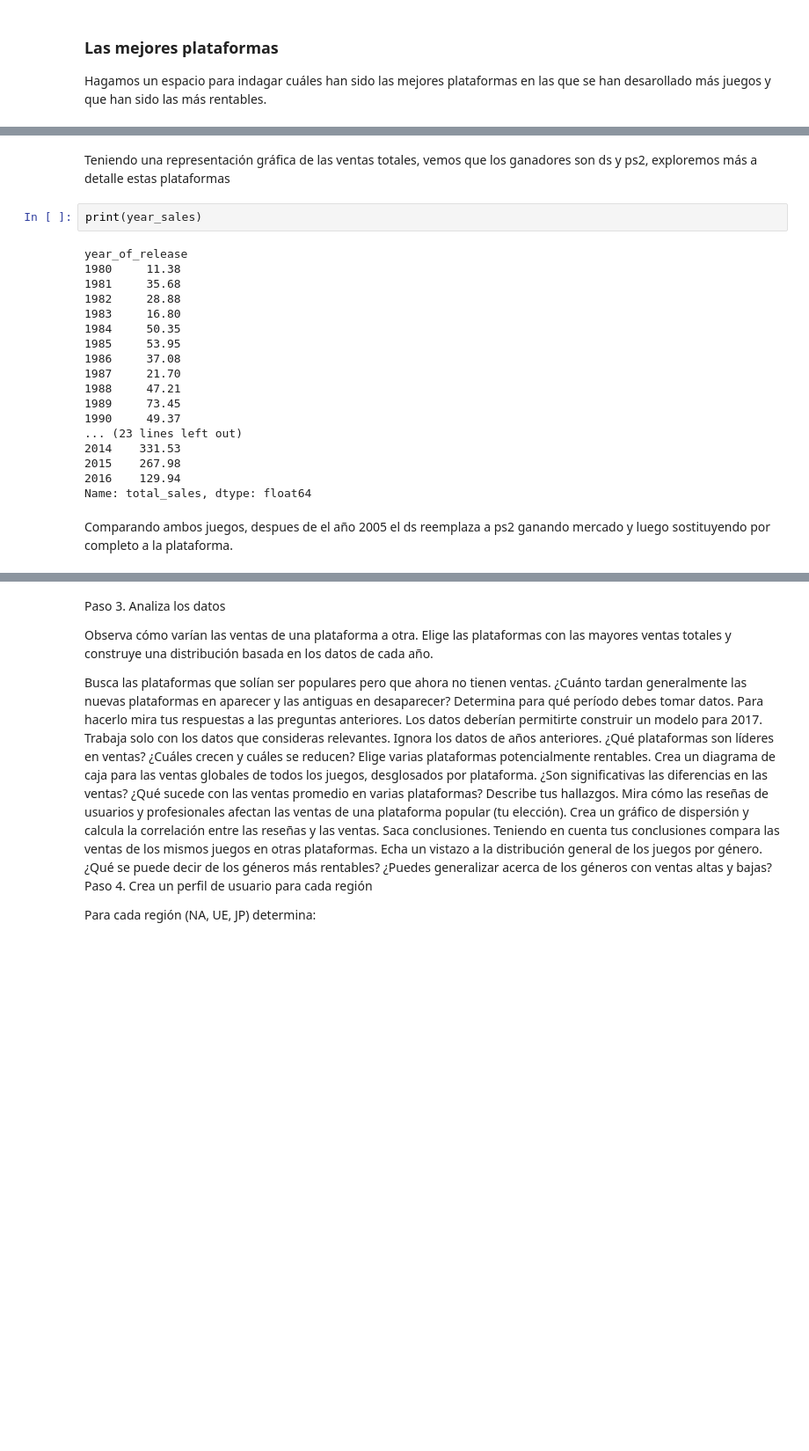
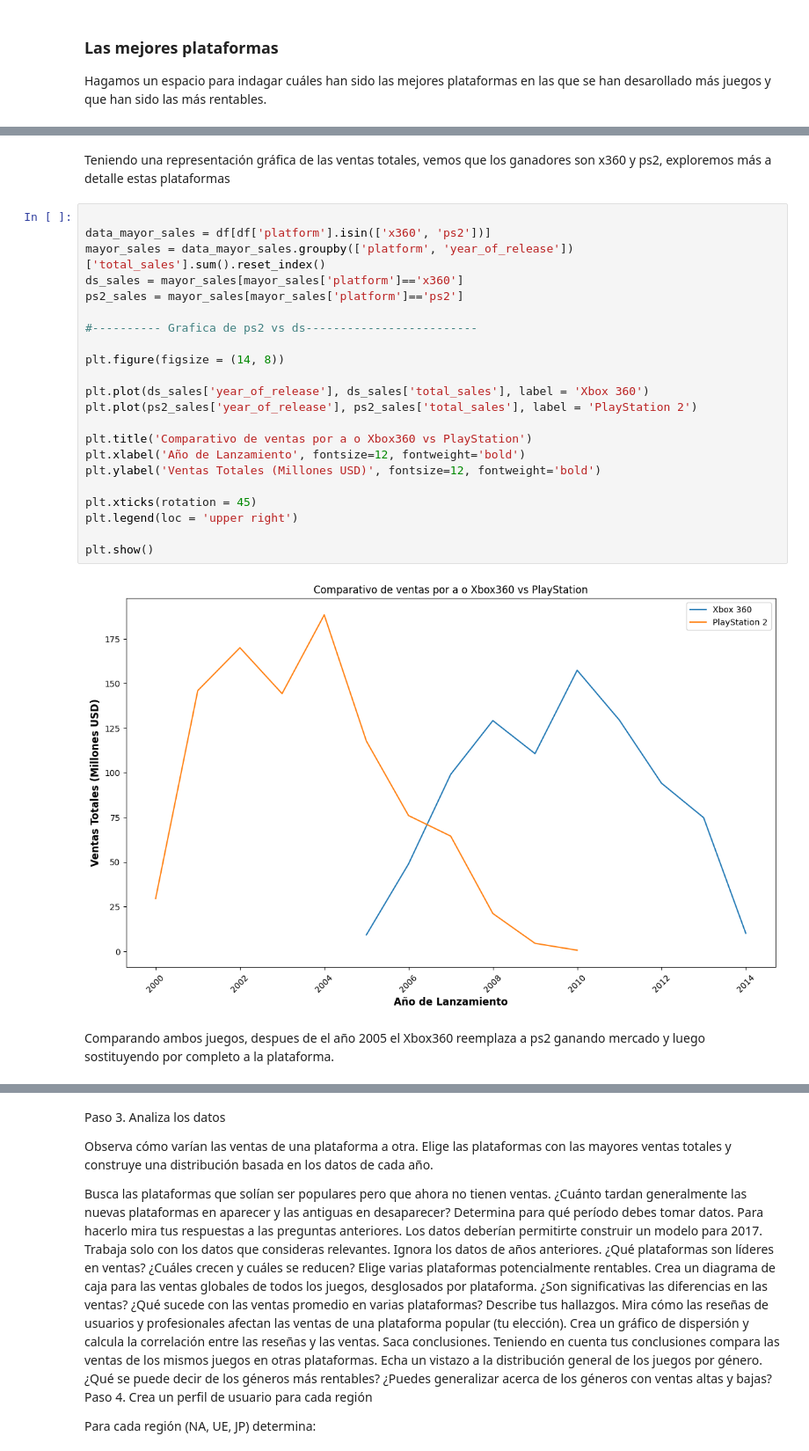
Before and after one commit to ma280113/TripleTen, a Jupyter notebook: strint_6_proyect/notebook.ipynb, the cells around one changed output, grey strips where cells are left out. Shown at 88% size. Saved outputs shown, nothing was run; the diff lists cells and outputs as text; blank space fills up the shorter version.

```diff
--- a/strint_6_proyect/notebook.ipynb
+++ b/strint_6_proyect/notebook.ipynb
@@ -305,24 +437,28 @@ plt.show()
 # %% [markdown]
-Teniendo una representación gráfica de las ventas totales, vemos que los ganadores son ds y ps2, exploremos más a detalle estas plataformas
+Teniendo una representación gráfica de las ventas totales, vemos que los ganadores son x360 y ps2, exploremos más a detalle estas plataformas
 # %%
-print(year_sales)
+
+data_mayor_sales = df[df['platform'].isin(['x360', 'ps2'])]
+mayor_sales = data_mayor_sales.groupby(['platform', 'year_of_release'])['total_sales'].sum().reset_index()
+ds_sales = mayor_sales[mayor_sales['platform']=='x360']
+ps2_sales = mayor_sales[mayor_sales['platform']=='ps2']
+
+#---------- Grafica de ps2 vs ds-------------------------
+
+plt.figure(figsize = (14, 8))
+
+plt.plot(ds_sales['year_of_release'], ds_sales['total_sales'], label = 'Xbox 360')
+plt.plot(ps2_sales['year_of_release'], ps2_sales['total_sales'], label = 'PlayStation 2')
+
+plt.title('Comparativo de ventas por a o Xbox360 vs PlayStation')
+plt.xlabel('Año de Lanzamiento', fontsize=12, fontweight='bold')
+plt.ylabel('Ventas Totales (Millones USD)', fontsize=12, fontweight='bold')
+
+plt.xticks(rotation = 45)
+plt.legend(loc = 'upper right')
+
+plt.show()
 # %% [output]
-year_of_release
-1980     11.38
-1981     35.68
-1982     28.88
-1983     16.80
-1984     50.35
-1985     53.95
-1986     37.08
-1987     21.70
-1988     47.21
-1989     73.45
-1990     49.37
-... (23 lines left out)
-2014    331.53
-2015    267.98
-2016    129.94
-Name: total_sales, dtype: float64
+[figure, added]
 # %% [markdown]
-Comparando ambos juegos, despues de el año 2005 el ds reemplaza a ps2 ganando mercado y luego sostituyendo por completo a la plataforma.
+Comparando ambos juegos, despues de el año 2005 el Xbox360 reemplaza a ps2 ganando mercado y luego sostituyendo por completo a la plataforma.
```
Also changed, not shown: parts of 27 cells of this notebook.
